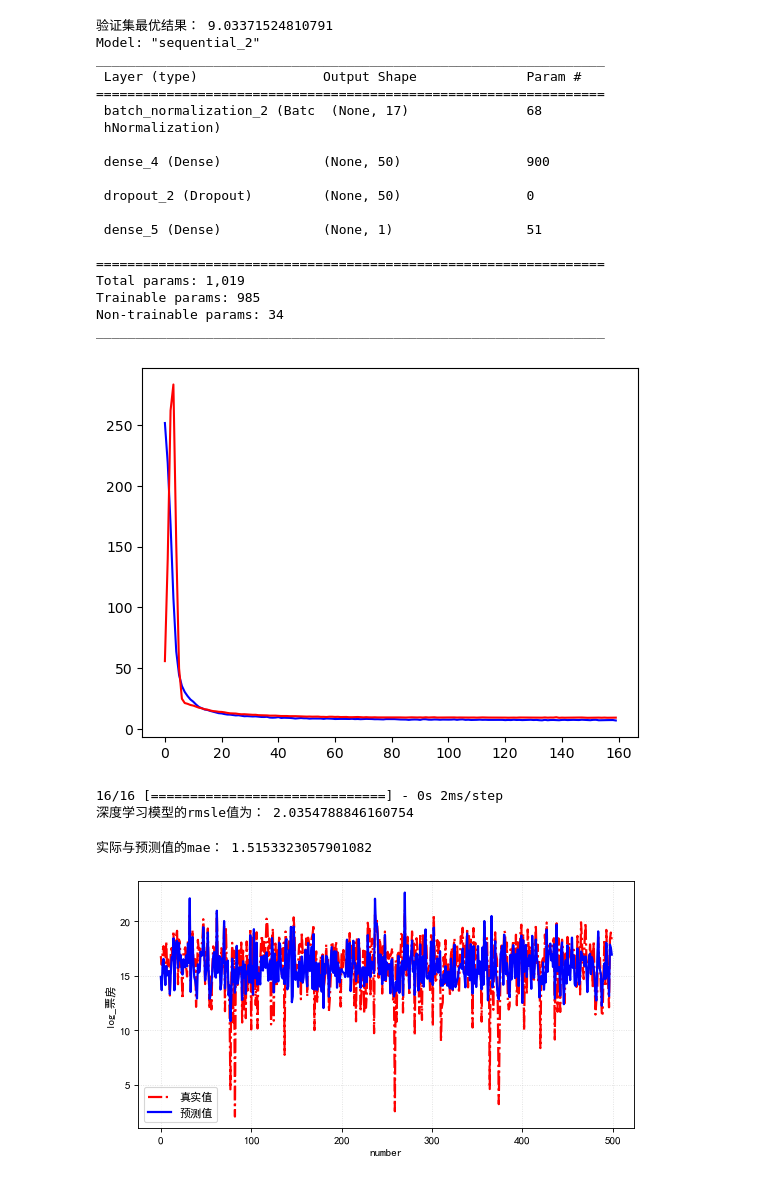
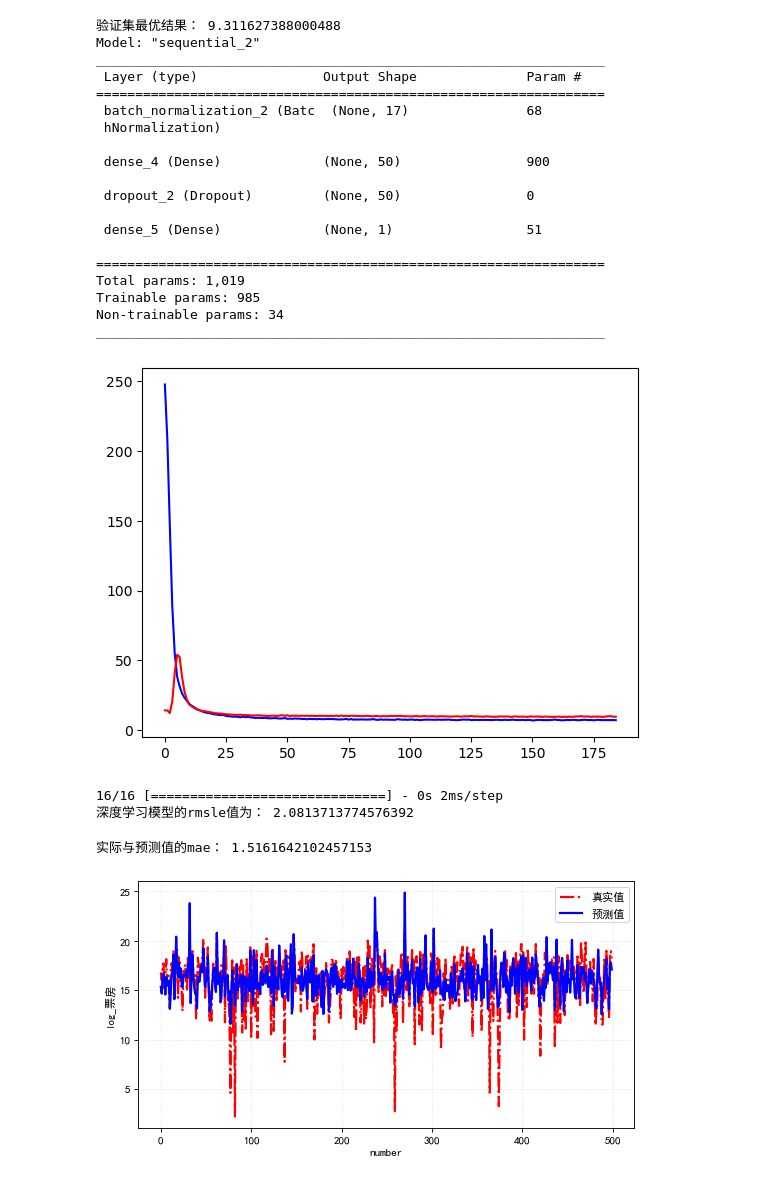
Before and after one commit to fire0027/Data-mining, a Jupyter notebook: TMDB_Box_Office_Prediction/deep_learning_model/deep_learning_model.ipynb, the cells around one changed output. Cells and saved outputs as stored; diff of their text form; code cells hidden in the pictures.

```diff
--- a/TMDB_Box_Office_Prediction/deep_learning_model/deep_learning_model.ipynb
+++ b/TMDB_Box_Office_Prediction/deep_learning_model/deep_learning_model.ipynb
@@ -12,15 +13,12 @@ from sklearn.metrics import mean_absolute_error
 from sklearn.metrics import mean_squared_log_error
 # %%
 #载入训练数据
-np.random.seed(1)  # 固定随机种子，使每次运行结果固定
-random.set_seed(1)
-
 path='dataset/processed_dataset/train/'
 train_data=pd.read_csv(path+'processed_bop_train.csv',index_col=0,low_memory=False)
 test_data=pd.read_csv(path+'processed_bop_test.csv',index_col=0,low_memory=False)
 
-train_data['log_revenue']=np.log(train_data['revenue'])
-test_data['log_revenue']=np.log(test_data['revenue'])
+train_data['log_revenue']=np.log1p(train_data['revenue'])
+test_data['log_revenue']=np.log1p(test_data['revenue'])
 
 train_x=train_data.drop(['revenue','log_revenue',],axis=1)
 train_y=train_data['log_revenue']
@@ -51,36 +49,36 @@ model1 = model.fit(train_x,
                     epochs=500,  # 训练迭代次数
                     batch_size=50,  # 每epoch采样的batch大小
                     validation_split=0.05,  # 从训练集再拆分验证集，作为早停的衡量指标
                     callbacks=[EarlyStopping(monitor='val_loss', patience=20)],  # 早停法
                     verbose=False)  # 不输出过程
-
+model.save('model1.h5')  #保存模型及参数
 print("验证集最优结果：", min(model1.history['val_loss']))
 model.summary()  # 打印模型概述信息
 # 模型评估：拟合效果
 plt.plot(model1.history['loss'], c='blue')  # 蓝色线训练集损失
 plt.plot(model1.history['val_loss'], c='red')  # 红色线验证集损失
 plt.show()
 # %% [output]
-验证集最优结果： 9.03371524810791
+验证集最优结果： 9.311627388000488
 Model: "sequential_2"
 _________________________________________________________________
  Layer (type)                Output Shape              Param #
 =================================================================
  batch_normalization_2 (Batc  (None, 17)               68
  hNormalization)
 
  dense_4 (Dense)             (None, 50)                900
 
  dropout_2 (Dropout)         (None, 50)                0
 
  dense_5 (Dense)             (None, 1)                 51
 
 =================================================================
 Total params: 1,019
 Trainable params: 985
 Non-trainable params: 34
 _________________________________________________________________
-[figure, old version]
+[figure, new version]
 # %%
 # 模型评估：测试集预测结果
 pred_y = model.predict(test_x)[:,0]
@@ -91,7 +89,7 @@ model_rmsle
 print("深度学习模型的rmsle值为：",model_rmsle)
 # %% [output]
 16/16 [==============================] - 0s 2ms/step
-深度学习模型的rmsle值为： 2.0354788846160754
+深度学习模型的rmsle值为： 2.0813713774576392
 # %%
 #预测结果可视化
 #print("实际与预测值的差异：",mean_squared_error(test_y,pred_y ))
@@ -118,8 +116,8 @@ plt.ylabel('log_票房') #设置y轴的标签文本
 plt.savefig('deep_learining_predictions_1.png')
 plt.show()
 # %% [output]
-实际与预测值的mae： 1.5153323057901082
+实际与预测值的mae： 1.5161642102457153
-[figure, old version]
+[figure, new version]
 # %%
 test_y=np.exp(test_y)
 pred_y=np.exp(pred_y)
```
Also changed, not shown: parts of 2 cells of this notebook.
